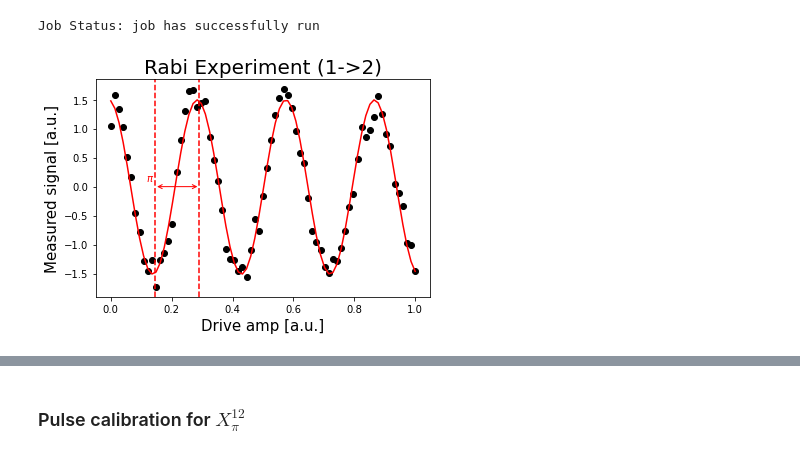
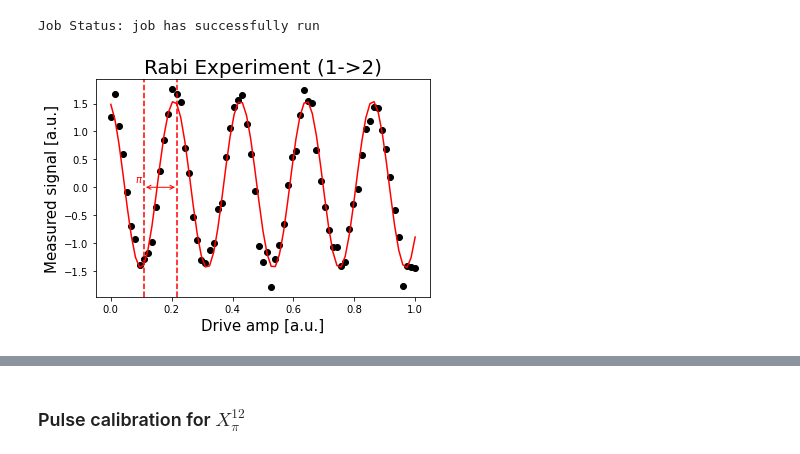
Before and after one commit to spham1611/PulsatingPulseLab, a Jupyter notebook: rabi12.ipynb, the cells around one changed output, grey strips where cells are left out. Drawn from its saved outputs; the diff is of its cells as text; code cells hidden in the pictures.

Commit message:
rabi12: duration 544 and amp update

```diff
--- a/rabi12.ipynb
+++ b/rabi12.ipynb
@@ -75,7 +75,7 @@ def get_closest_multiple_of_16(num):
     return int(num + 8 ) - (int(num + 8 ) % 16)
 # %%
 # there are pulse parameters of the single qubit drive in IBM devices
-x12_duration = 160
+x12_duration = 544
 x12_sigma = 40
 # %% [markdown]
 ### $\omega_{12}$ transitional frequency
@@ -198,30 +199,30 @@ def baseline_remove(values):
 # %%
 # Note: Only real part of data is plotted
 rabi_12_data = np.real(baseline_remove(rabi_12_data))
 (rabi_12_fit_params,
  rabi_12_y_fit) = fit_function(drive_amps,
                                rabi_12_data,
                                lambda x, A, B, drive_12_period, phi: (A*np.cos(2*np.pi*x/drive_12_period - phi) + B),
-                               [0.2, 0, 0.3, 0])
+                               [2, 0, 0.2, 0])
 
 plt.scatter(drive_amps, rabi_12_data, color='black')
 plt.plot(drive_amps, rabi_12_y_fit, color='red')
 
 drive_12_period = rabi_12_fit_params[2]
 
 pi_amp_12 = drive_12_period/2
 
 plt.axvline(pi_amp_12, color='red', linestyle='--')
 plt.axvline(pi_amp_12+drive_12_period/2, color='red', linestyle='--')
 plt.annotate("", xy=(pi_amp_12+drive_12_period/2, 0), xytext=(pi_amp_12,0), arrowprops=dict(arrowstyle="<->", color='red'))
 plt.annotate("$\pi$", xy=(pi_amp_12-0.03, 0.1), color='red')
 
 plt.xlabel("Drive amp [a.u.]", fontsize=15)
 plt.ylabel("Measured signal [a.u.]", fontsize=15)
 plt.title('Rabi Experiment (1->2)', fontsize=20)
 plt.show()
 # %% [output]
-[figure, old version]
+[figure, new version]
 # %%
 print(f"Our updated estimate for the 1->2 transition frequency is "
       f"{round(qubit_12_freq/GHz, 7)} GHz.")
```
Also changed, not shown: parts of 6 cells of this notebook.
